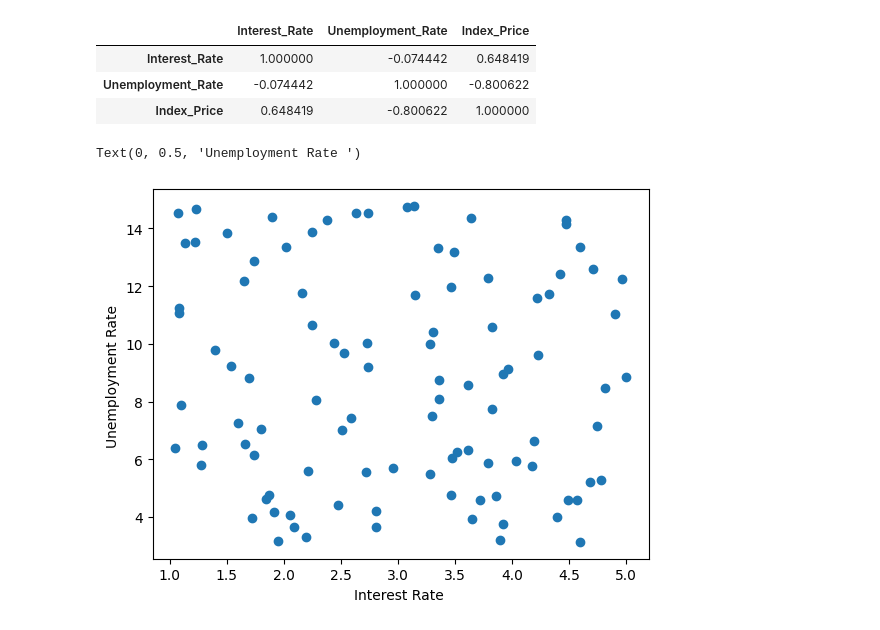
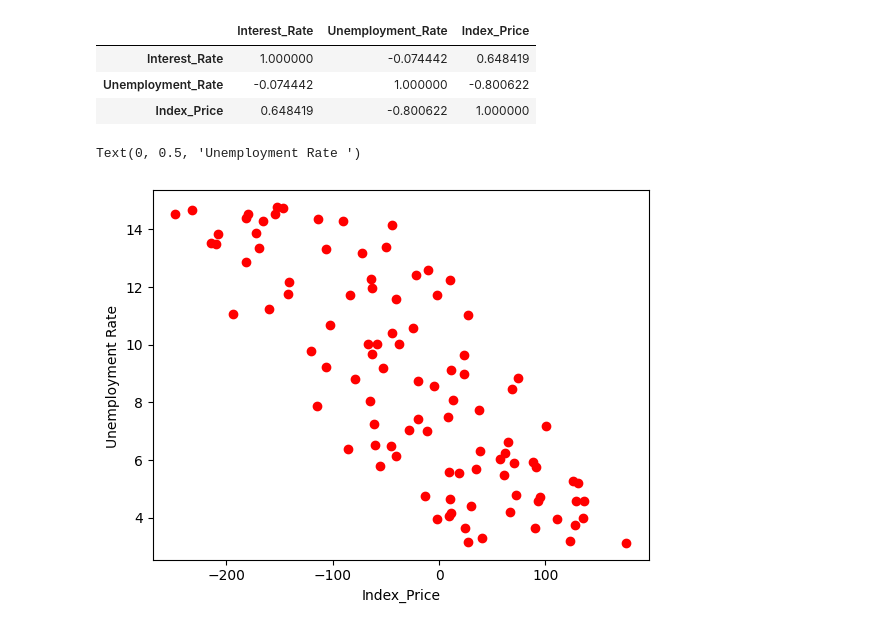
Before and after one commit to Kiritiaajd/MACHINE_LEARNING, a Jupyter notebook: MachineLearningAlgorithms/LineraRegression/MultipleLinearRegression.ipynb, the cells around one changed output. Saved outputs shown, nothing was run; the diff lists cells and outputs as text; code cells hidden in the pictures.

```diff
--- a/MachineLearningAlgorithms/LineraRegression/MultipleLinearRegression.ipynb
+++ b/MachineLearningAlgorithms/LineraRegression/MultipleLinearRegression.ipynb
@@ -87,9 +87,9 @@ df_index.corr()
 # %%
 # Visiualize the datapoints moew closely
 
-plt.scatter(df_index['Interest_Rate'] , df_index['Unemployment_Rate'])
-plt.xlabel('Interest Rate ')
+plt.scatter(df_index['Index_Price'] , df_index['Unemployment_Rate'] , color= 'red')
+plt.xlabel('Index_Price')
 plt.ylabel('Unemployment Rate ')
 # %% [output]
 Text(0, 0.5, 'Unemployment Rate ')
-[figure, old version]
+[figure, new version]
```
Also changed, not shown: parts of 16 cells of this notebook, 1 other file.
